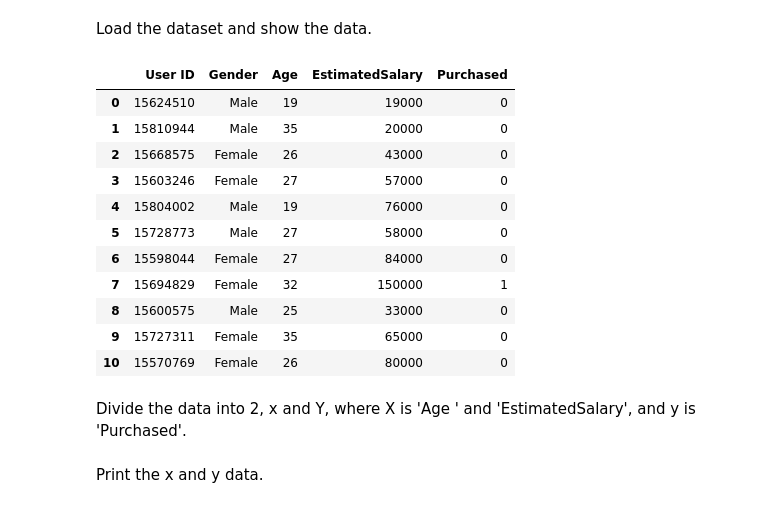
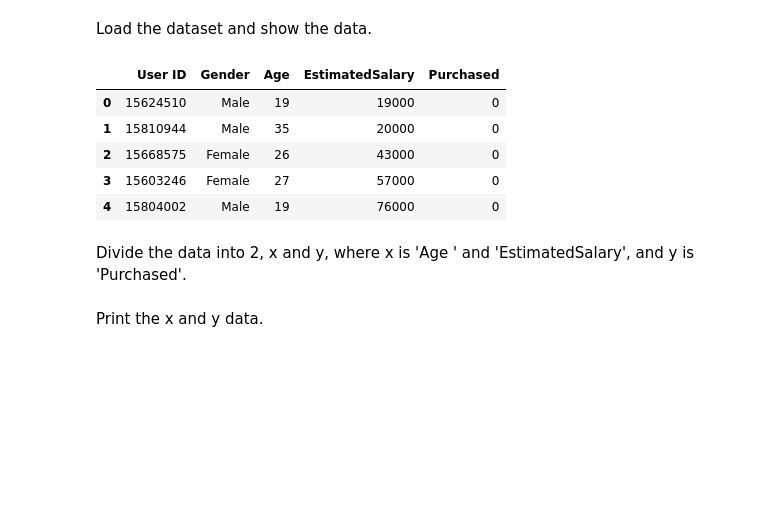
Before and after one commit to nilamaula26/Aplikasi-Login, a Jupyter notebook: KlasifikasiNB.ipynb, the cells around one changed output. Drawn from its saved outputs; the diff is of its cells as text; code cells hidden in the pictures; blank space fills up the shorter version.

```diff
--- a/KlasifikasiNB.ipynb
+++ b/KlasifikasiNB.ipynb
@@ -13,22 +20,16 @@ import pandas as pd
 Load the dataset and show the data.
 # %%
 df = pd.read_csv('/content/Social_Network_Ads.csv')
-df.head(11)
+df.head()
 # %% [output]
 |  | User ID | Gender | Age | EstimatedSalary | Purchased |
 | 0 | 15624510 | Male | 19 | 19000 | 0 |
 | 1 | 15810944 | Male | 35 | 20000 | 0 |
 | 2 | 15668575 | Female | 26 | 43000 | 0 |
 | 3 | 15603246 | Female | 27 | 57000 | 0 |
 | 4 | 15804002 | Male | 19 | 76000 | 0 |
-| 5 | 15728773 | Male | 27 | 58000 | 0 |
-| 6 | 15598044 | Female | 27 | 84000 | 0 |
-| 7 | 15694829 | Female | 32 | 150000 | 1 |
-| 8 | 15600575 | Male | 25 | 33000 | 0 |
-| 9 | 15727311 | Female | 35 | 65000 | 0 |
-| 10 | 15570769 | Female | 26 | 80000 | 0 |
 # %% [markdown]
-Divide the data into 2, x and Y, where X is 'Age ' and 'EstimatedSalary', and y is 'Purchased'.
+Divide the data into 2, x and y, where x is 'Age ' and 'EstimatedSalary', and y is 'Purchased'.
 # %%
 x= df.iloc[:,[2,3]].values
 y= df.iloc[:,-1]
```
Also changed, not shown: parts of 11 cells of this notebook.
